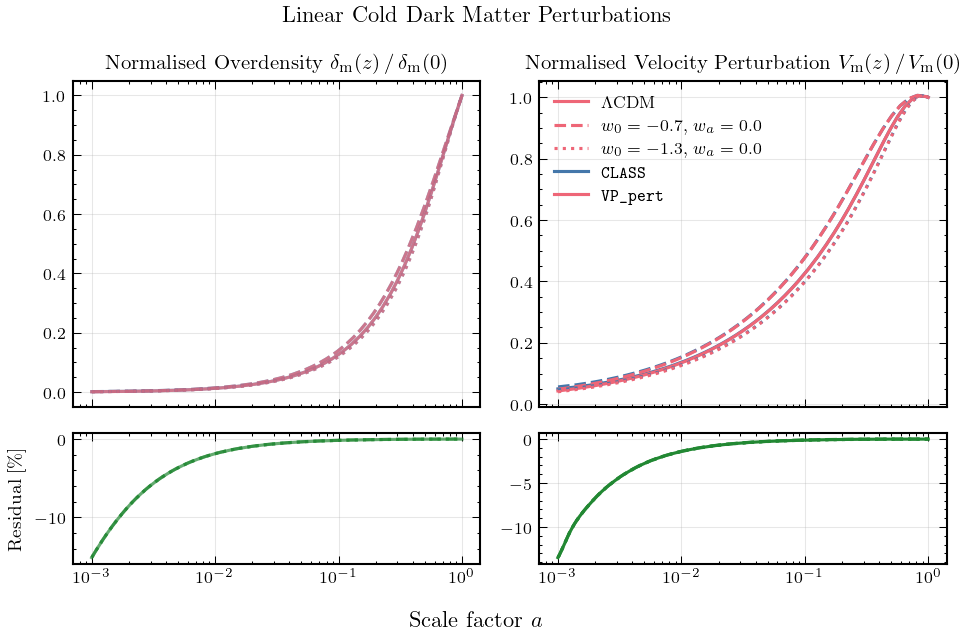
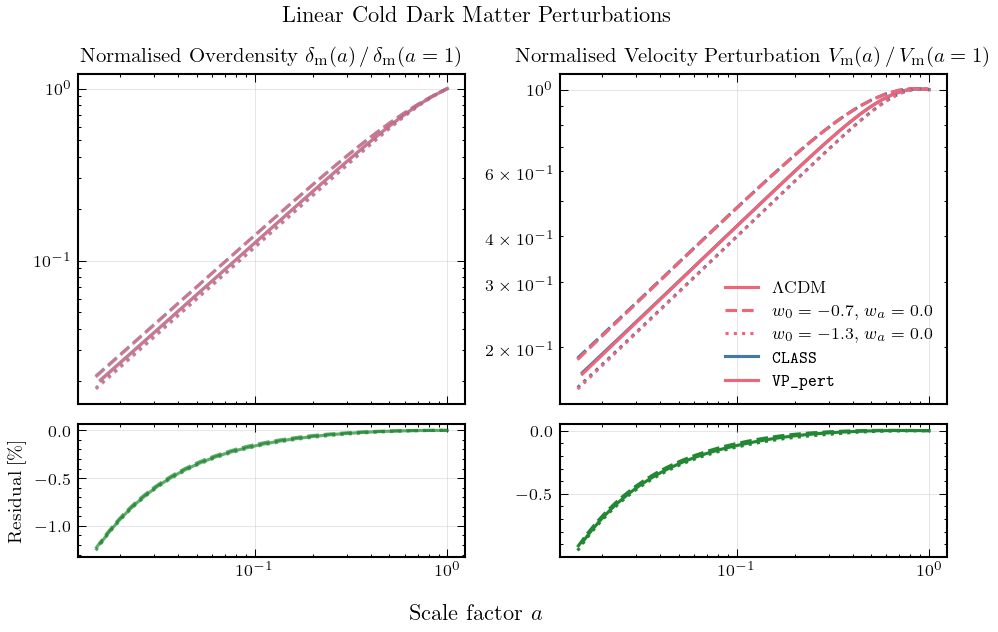
The change to this notebook cell's code, shown as a diff; its figure went from the first image to the second:
--- before
+++ after
@@ -16,10 +16,9 @@
         vm_vp_n = vm_vp / vm_vp[-1]
 
-        ax1[0].semilogx(aa, dm_cl_n,                       c=COLORS[0], ls=LINESTYLES[i], alpha=0.7, lw=1.5)
-        ax1[0].semilogx(aa, dm_vp_n,                       c=COLORS[1], ls=LINESTYLES[i], alpha=0.7, lw=1.5, label=lbl)
+        ax1[0].loglog(aa, dm_cl_n,                       c=COLORS[0], ls=LINESTYLES[i], alpha=0.7, lw=1.5)
+        ax1[0].loglog(aa, dm_vp_n,                       c=COLORS[1], ls=LINESTYLES[i], alpha=0.7, lw=1.5, label=lbl)
         ax2[0].semilogx(aa, 100 * (dm_vp_n / dm_cl_n - 1), c=COLORS[2], ls=LINESTYLES[i], alpha=0.7)
-
-        ax1[1].semilogx(aa, vm_cl_n, color=COLORS[0], ls=LINESTYLES[i], lw=1.5)
-        ax1[1].semilogx(aa, vm_vp_n, color=COLORS[1], ls=LINESTYLES[i], lw=1.5, label=lbl)
+        ax1[1].loglog(aa, vm_cl_n, color=COLORS[0], ls=LINESTYLES[i], lw=1.5)
+        ax1[1].loglog(aa, vm_vp_n, color=COLORS[1], ls=LINESTYLES[i], lw=1.5, label=lbl)
         ax2[1].semilogx(aa, 100 * (vm_vp_n / vm_cl_n - 1), color=COLORS[2], ls=LINESTYLES[i])
 
@@ -33,8 +32,8 @@
     ax2[1].yaxis.set_minor_locator(mticker.AutoMinorLocator())
 
-    ax1[0].set_title(r'Normalised Overdensity $\delta_{\rm m}(z)\,/\,\delta_{\rm m}(0)$')
-    ax1[1].set_title(r'Normalised Velocity Perturbation $V_{\rm m}(z)\,/\,V_{\rm m}(0)$')
+    ax1[0].set_title(r'Normalised Overdensity $\delta_{\rm m}(a)\,/\,\delta_{\rm m}(a=1)$')
+    ax1[1].set_title(r'Normalised Velocity Perturbation $V_{\rm m}(a)\,/\,V_{\rm m}(a=1)$')
     
-    fig.suptitle('Linear Cold Dark Matter Perturbations', y=0.93)
+    fig.suptitle('Linear Cold Dark Matter Perturbations', y=0.92)
     fig.supxlabel('Scale factor $a$', y=0.07)
     plt.tight_layout(rect=[0, 0.05, 1, 0.95])

Commit: new z_max